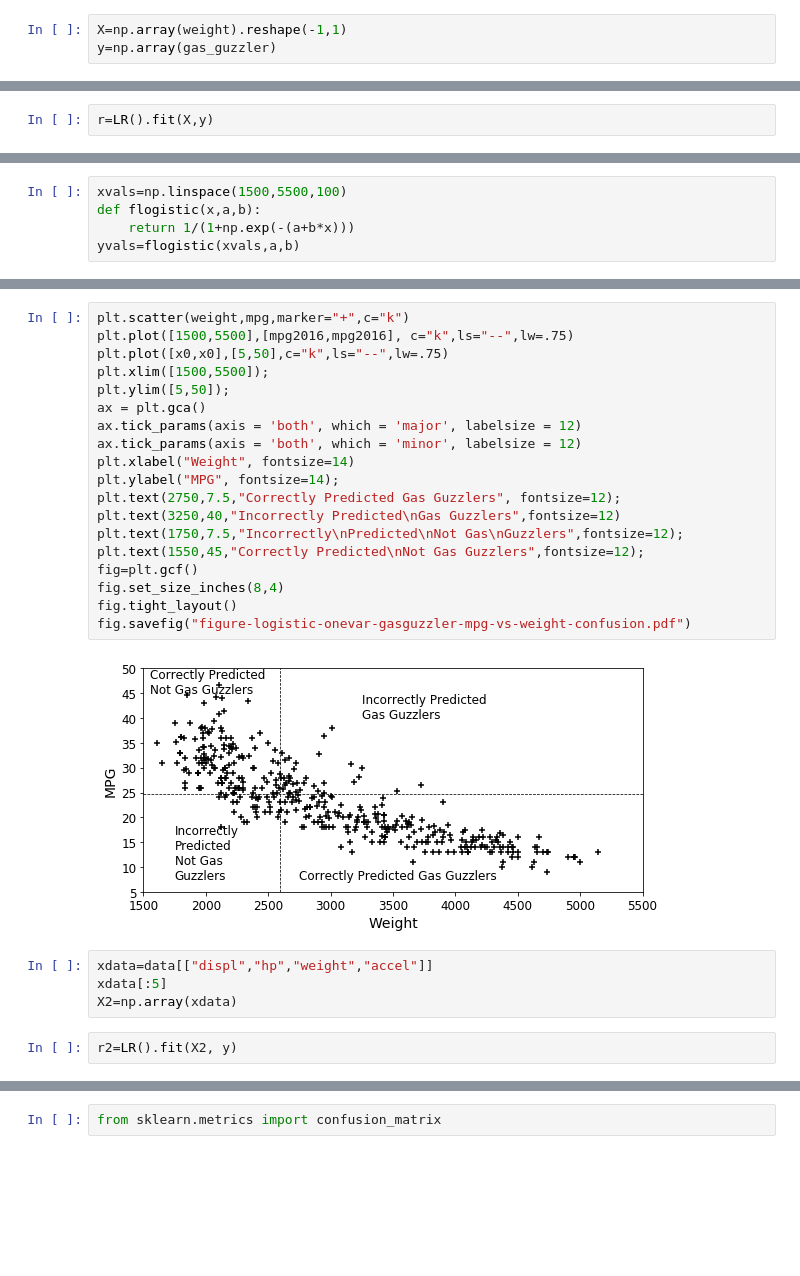
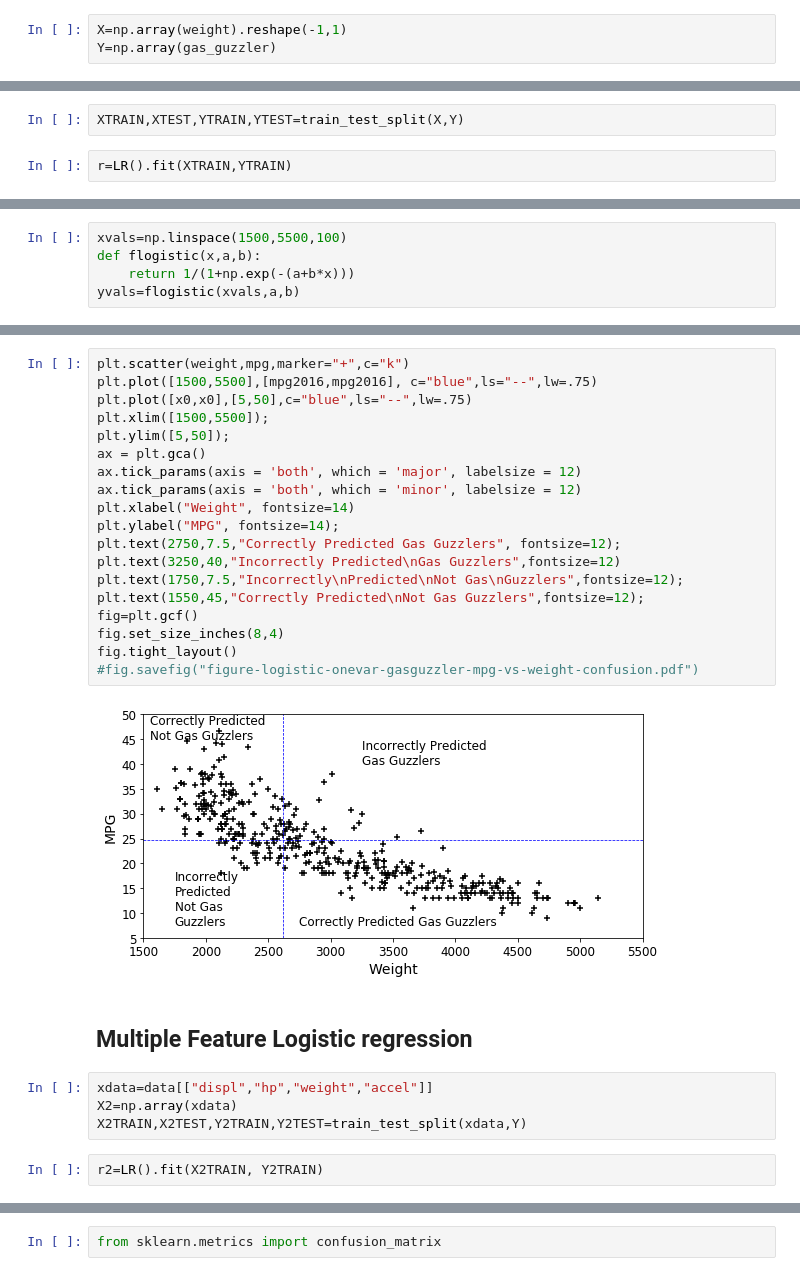
Before and after one commit to biomathman/machine-learning-in-python-book, a Jupyter notebook: notebooks/chapter-10-logistic.ipynb, the cells around one changed output, grey strips where cells are left out. Drawn from its saved outputs; the diff is of its cells as text; blank space fills up the shorter version.

```diff
--- a/notebooks/chapter-10-logistic.ipynb
+++ b/notebooks/chapter-10-logistic.ipynb
@@ -48,5 +69,5 @@ plt.scatter(weight,gas_guzzler)
 # %%
 X=np.array(weight).reshape(-1,1)
-y=np.array(gas_guzzler)
+Y=np.array(gas_guzzler)
 # %%
 from sklearn.linear_model import LogisticRegression as LR
@@ -53,5 +76,7 @@ from sklearn.linear_model import LogisticRegression as LR
+# %%
+XTRAIN,XTEST,YTRAIN,YTEST=train_test_split(X,Y)
 # %%
-r=LR().fit(X,y)
+r=LR().fit(XTRAIN,YTRAIN)
 # %%
 b=r.coef_[0,0]
 a=r.intercept_[0]
@@ -96,28 +121,30 @@ fig.savefig("figure-logistic-onevar-gasguzzler-probability.pdf")
 # %%
 plt.scatter(weight,mpg,marker="+",c="k")
-plt.plot([1500,5500],[mpg2016,mpg2016], c="k",ls="--",lw=.75)
-plt.plot([x0,x0],[5,50],c="k",ls="--",lw=.75)
+plt.plot([1500,5500],[mpg2016,mpg2016], c="blue",ls="--",lw=.75)
+plt.plot([x0,x0],[5,50],c="blue",ls="--",lw=.75)
 plt.xlim([1500,5500]);
 plt.ylim([5,50]);
 ax = plt.gca()
 ax.tick_params(axis = 'both', which = 'major', labelsize = 12)
 ax.tick_params(axis = 'both', which = 'minor', labelsize = 12)
 plt.xlabel("Weight", fontsize=14)
 plt.ylabel("MPG", fontsize=14);
 plt.text(2750,7.5,"Correctly Predicted Gas Guzzlers", fontsize=12);
 plt.text(3250,40,"Incorrectly Predicted\nGas Guzzlers",fontsize=12)
 plt.text(1750,7.5,"Incorrectly\nPredicted\nNot Gas\nGuzzlers",fontsize=12);
 plt.text(1550,45,"Correctly Predicted\nNot Gas Guzzlers",fontsize=12);
 fig=plt.gcf()
 fig.set_size_inches(8,4)
 fig.tight_layout()
-fig.savefig("figure-logistic-onevar-gasguzzler-mpg-vs-weight-confusion.pdf")
+#fig.savefig("figure-logistic-onevar-gasguzzler-mpg-vs-weight-confusion.pdf")
 # %% [output]
-[figure, old version]
+[figure, new version]
+# %% [markdown]
+## Multiple Feature Logistic regression
 # %%
 xdata=data[["displ","hp","weight","accel"]]
-xdata[:5]
 X2=np.array(xdata)
+X2TRAIN,X2TEST,Y2TRAIN,Y2TEST=train_test_split(xdata,Y)
 # %%
-r2=LR().fit(X2, y)
+r2=LR().fit(X2TRAIN, Y2TRAIN)
 # %%
```
Also changed, not shown: parts of 31 cells of this notebook.
